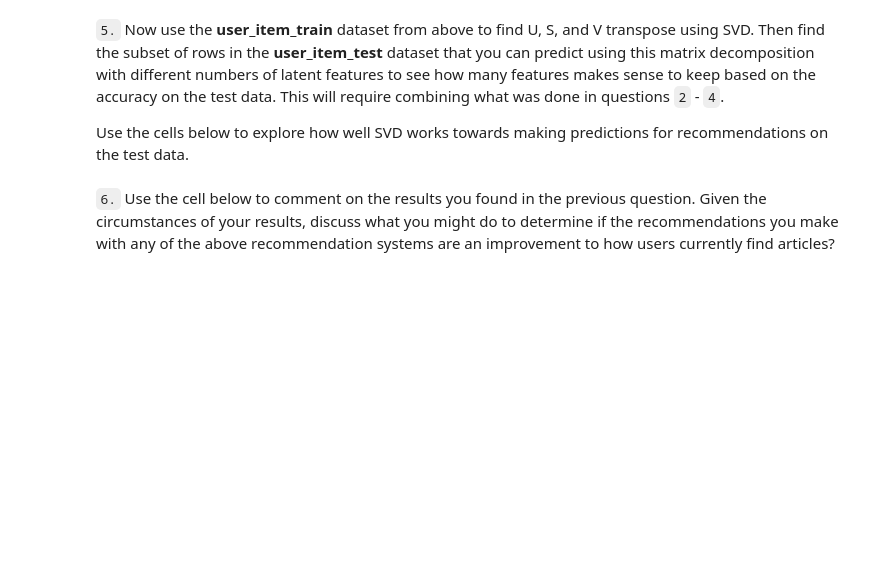
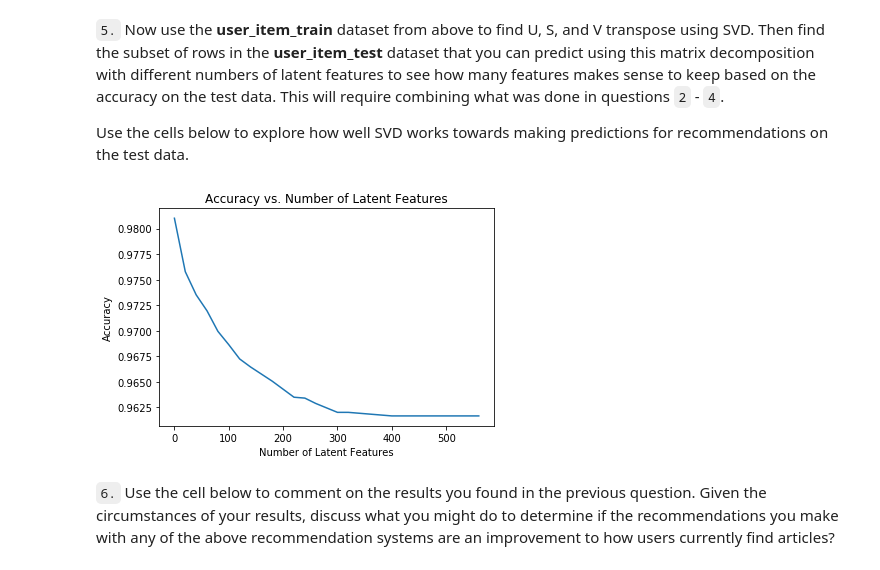
Before and after one commit to brunowdev/recommendations-with-ibm, a Jupyter notebook: Recommendations_with_IBM.ipynb, the cells around one changed output. Drawn from its saved outputs; the diff is of its cells as text; code cells hidden in the pictures; blank space fills up the shorter version.

```diff
--- a/Recommendations_with_IBM.ipynb
+++ b/Recommendations_with_IBM.ipynb
@@ -756,4 +756,4 @@ Awesome job!  That's right!  All of the test movies are in the training data, bu
 Use the cells below to explore how well SVD works towards making predictions for recommendations on the test data.
 # %%
 # fit SVD on the user_item_train matrix
-u_train, s_train, vt_train = # fit svd similar to above then use the cells below
+u_train, s_train, vt_train = np.linalg.svd(user_item_train.values)
@@ -763,3 +760,44 @@ u_train, s_train, vt_train = # fit svd similar to above then use the cells below
+# %%
+# Users with possible predictions
+user_id_list = list(set(df_train.user_id).intersection(set(df_test.user_id)))
+
+# Articles on train dataset
+articles_train = user_item_train.columns.map(int)
+articles_id_list = np.where(np.in1d(articles_train, np.intersect1d(test_arts.map(int), articles_train)))[0]
+
+# Subsets
+user_item_test_subset = user_item_test[user_item_test.index.get_level_values(0).isin(user_id_list)]
+# %%
+num_latent_feats = np.arange(0, len(articles_id_list), 20)
+sum_errs = []
+
+for k in num_latent_feats:
+
+    # Train
+    s_train_k, u_train_k, vt_train_k = np.diag(s_train[:k]), u_train[:, :k], vt_train[:k, :]
+
+    # Test
+    s_test_k, u_test_k, vt_test_k = s_train_k, u_train_k[list(map(lambda i: i - 1, user_id_list)),:], vt_train_k[:,articles_id_list]
+
+    # take dot product
+    user_item_test_subset_est = np.around(np.dot(np.dot(u_test_k, s_test_k), vt_test_k))
+
+    # compute error for each prediction to actual value
+    diffs = np.subtract(user_item_test_subset, user_item_test_subset_est)
+
+    # total errors and keep track of them
+    err = np.sum(np.sum(np.abs(diffs)))
+    sum_errs.append(err)
+# %%
+def plot():
+    plt.plot(num_latent_feats, 1 - np.array(sum_errs) /  (len(user_item_test_subset) * len(user_item_test_subset.columns)));
+    plt.xlabel('Number of Latent Features');
+    plt.ylabel('Accuracy');
+    plt.title('Accuracy vs. Number of Latent Features');
+
+plot()
+# %% [output]
+[figure, added]
 # %% [markdown]
 `6.` Use the cell below to comment on the results you found in the previous question. Given the circumstances of your results, discuss what you might do to determine if the recommendations you make with any of the above recommendation systems are an improvement to how users currently find articles?
 # %% [markdown]
```
Also changed, not shown: parts of 3 cells of this notebook.
